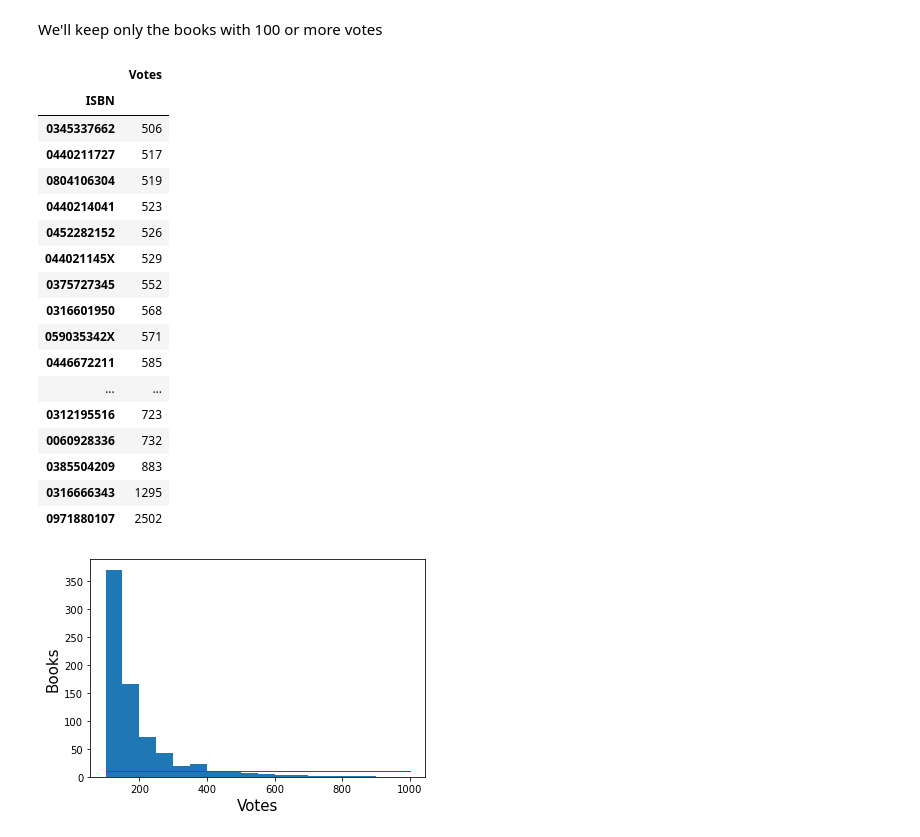
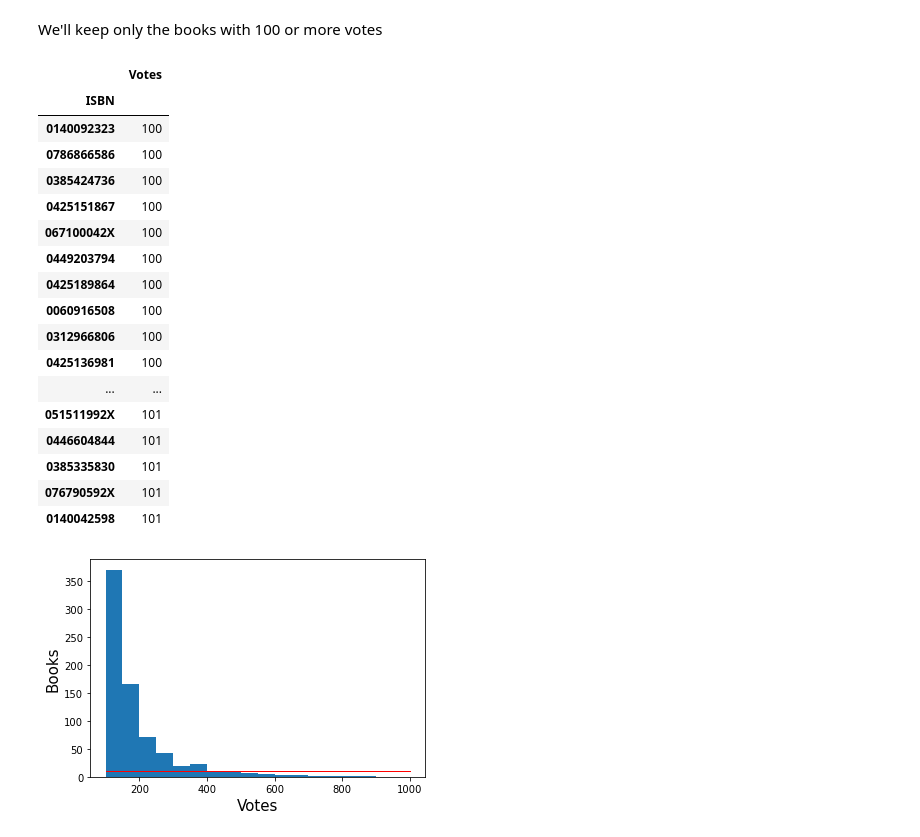
Before and after one commit to ptavaressilva/book_recommender, a Jupyter notebook: Book-Recommender-2_Simple_Recommender.ipynb, the cells around one changed output. Drawn from its saved outputs; the diff is of its cells as text; code cells hidden in the pictures.

```diff
--- a/Book-Recommender-2_Simple_Recommender.ipynb
+++ b/Book-Recommender-2_Simple_Recommender.ipynb
@@ -20,9 +20,9 @@ import numpy as np
 # %% [markdown]
 # Load preprocessed data
 # %%
-books = pd.read_pickle("./books.pkl")
-ratings = pd.read_pickle("./ratings.pkl")
-users = pd.read_pickle("./users.pkl")
+books = pd.read_pickle("./pickle_files/d1_books.pkl")
+ratings = pd.read_pickle("./pickle_files/d1_ratings.pkl")
+users = pd.read_pickle("./pickle_files/d1_users.pkl")
 # %% [markdown]
 # Determine book average rating
 # %% [markdown]
@@ -117,30 +115,30 @@ book_votes.nlargest(10, 'Votes')
 # %% [markdown]
 We'll keep only the books with 100 or more votes
 # %%
-book_votes.drop(book_votes[book_votes.Votes <100].index, inplace=True)
+book_votes.drop(book_votes.loc[book_votes.Votes <100].index, inplace=True)
 # %%
 book_votes = book_votes.sort_values('Votes')
 # %%
-book_votes.tail(20)
+book_votes.head(20)
 # %% [output]
 |  | Votes |
 | ISBN |  |
-| 0345337662 | 506 |
-| 0440211727 | 517 |
-| 0804106304 | 519 |
-| 0440214041 | 523 |
-| 0452282152 | 526 |
-| 044021145X | 529 |
-| 0375727345 | 552 |
-| 0316601950 | 568 |
-| 059035342X | 571 |
-| 0446672211 | 585 |
+| 0140092323 | 100 |
+| 0786866586 | 100 |
+| 0385424736 | 100 |
+| 0425151867 | 100 |
+| 067100042X | 100 |
+| 0449203794 | 100 |
+| 0425189864 | 100 |
+| 0060916508 | 100 |
+| 0312966806 | 100 |
+| 0425136981 | 100 |
 | ... | ... |
-| 0312195516 | 723 |
-| 0060928336 | 732 |
-| 0385504209 | 883 |
-| 0316666343 | 1295 |
-| 0971880107 | 2502 |
+| 051511992X | 101 |
+| 0446604844 | 101 |
+| 0385335830 | 101 |
+| 076790592X | 101 |
+| 0140042598 | 101 |
 # %%
 plt.hist(book_votes, bins = [100,150,200,250,300,350,400,450,500,550,600,700,800,900,1000])
 plt.xlabel('Votes',fontsize=15)
```
Also changed, not shown: parts of 6 cells of this notebook, 5 other files.
